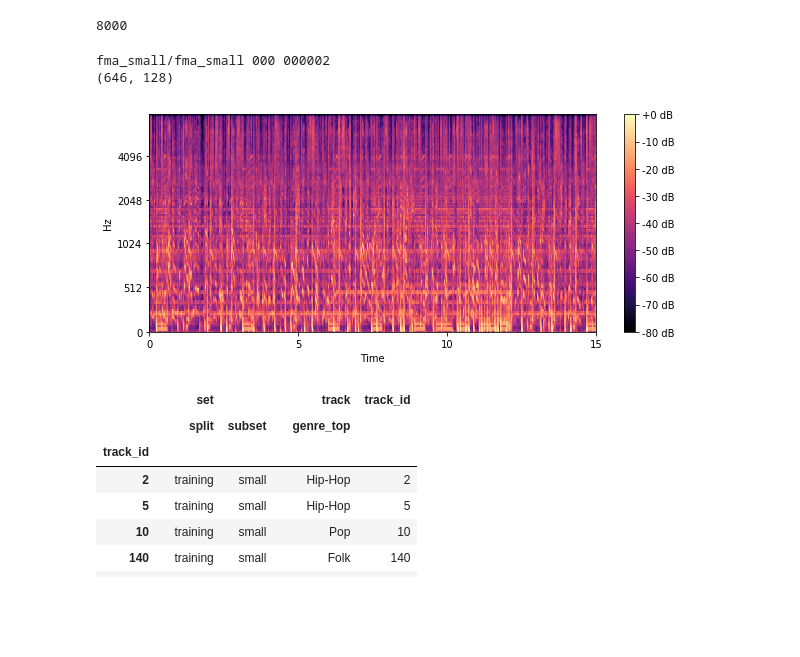
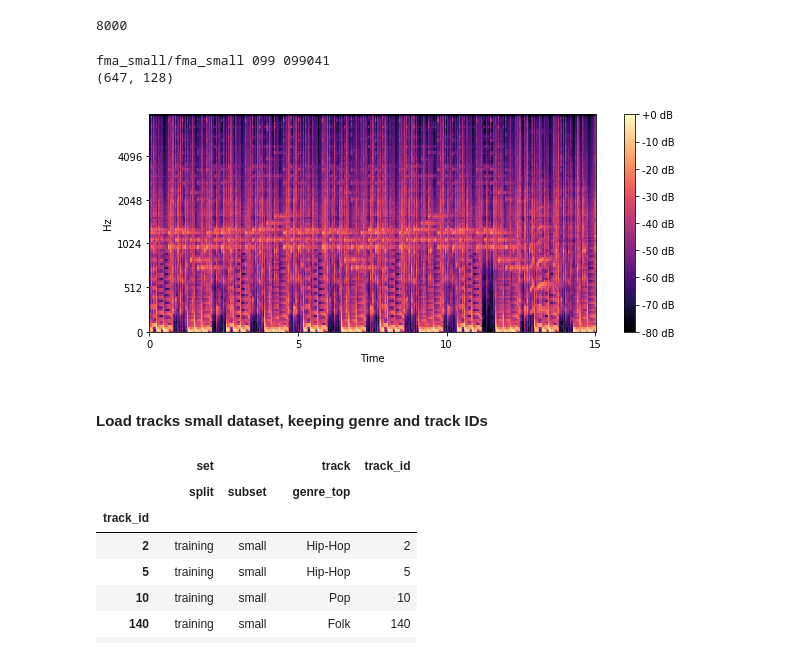
Before and after one commit to kikwon/fma_project, a Jupyter notebook: get_pickles.ipynb, the cells around one changed output. Cells and saved outputs as stored; diff of their text form; code cells hidden in the pictures; blank space fills up the shorter version.

```diff
--- a/get_pickles.ipynb
+++ b/get_pickles.ipynb
@@ -100,11 +100,13 @@ def plot_melSpect(tid):
     plt.colorbar(format = '%+2.0f dB')
     plt.show()
 # %%
-plot_melSpect('000002')
+plot_melSpect('099041')
 # %% [output]
-fma_small/fma_small 000 000002
-(646, 128)
+fma_small/fma_small 099 099041
+(647, 128)
-[figure, old version]
+[figure, new version]
+# %% [markdown]
+#### Load tracks small dataset, keeping genre and track IDs
 # %%
 filepath = 'fma_metadata/tracks.csv'
 
```
Also changed, not shown: parts of 4 cells of this notebook.
